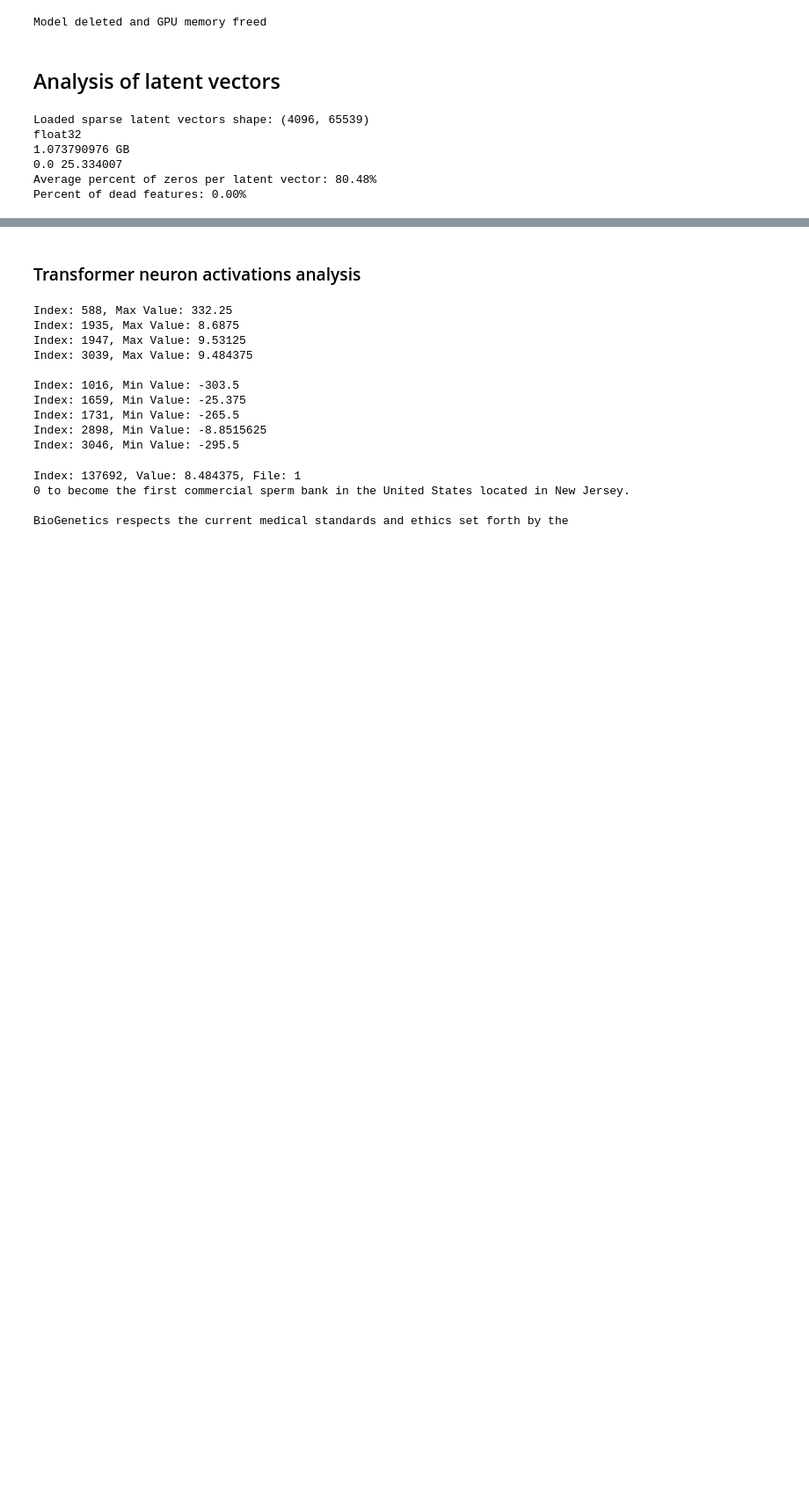
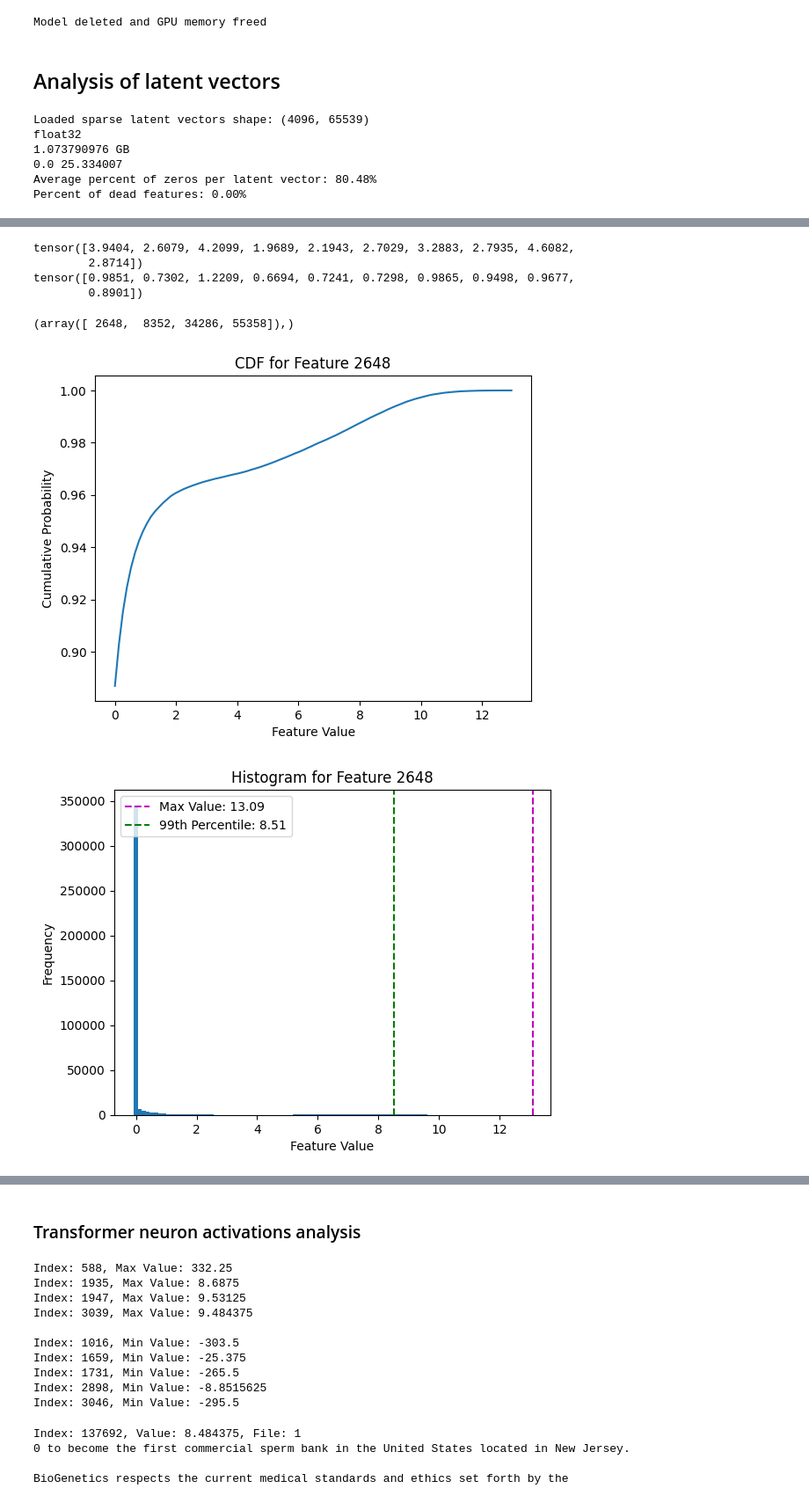
Before and after one commit to reedmayhew18/sae, a Jupyter notebook: scale_monosemant_analysis.ipynb, the cells around one changed output, grey strips where cells are left out. Shown at 88% size. Saved outputs shown, nothing was run; the diff lists cells and outputs as text; code cells hidden in the pictures; blank space fills up the shorter version.

```diff
--- a/scale_monosemant_analysis.ipynb
+++ b/scale_monosemant_analysis.ipynb
@@ -546,0 +690,37 @@ torch.save((min_vals[:-3], max_vals[:-3]), 'sparse_latent_vectors/min_max_values
+# %%
+t=50
+print(max_vals[t:t+10])
+print(max_percentiles_t[t:t+10])
+# %% [output]
+tensor([3.9404, 2.6079, 4.2099, 1.9689, 2.1943, 2.7029, 3.2883, 2.7935, 4.6082,
+        2.8714])
+tensor([0.9851, 0.7302, 1.2209, 0.6694, 0.7241, 0.7298, 0.9865, 0.9498, 0.9677,
+        0.8901])
+# %%
+np.where(max_vals*0.6 < max_percentiles_t)
+# %% [output]
+(array([ 2648,  8352, 34286, 55358]),)
+# %%
+f = 2648
+# print(cdf[f])
+# print(feature_bin_edges[f])
+# plot cdf
+import matplotlib.pyplot as plt
+plt.plot(feature_bin_edges[f][:-1], cdf[f])
+plt.xlabel("Feature Value")
+plt.ylabel("Cumulative Probability")
+plt.title(f"CDF for Feature {f}")
+plt.show()
+
+# plot histograms[f]
+plt.bar(feature_bin_edges[f][:-1], histograms[f], width=feature_bin_edges[f][1] - feature_bin_edges[f][0])
+plt.xlabel("Feature Value")
+plt.ylabel("Frequency")
+plt.title(f"Histogram for Feature {f}")
+plt.axvline(x=max_vals[f].item(), color='m', linestyle='--', label=f'Max Value: {max_vals[f].item():.2f}')
+plt.axvline(x=max_percentiles[f], color='g', linestyle='--', label=f'99th Percentile: {max_percentiles[f]:.2f}')
+plt.legend()
+plt.show()
+# %% [output]
+[figure, added]
+[figure, added]
```
Also changed, not shown: parts of 10 cells of this notebook, 18 other files.
